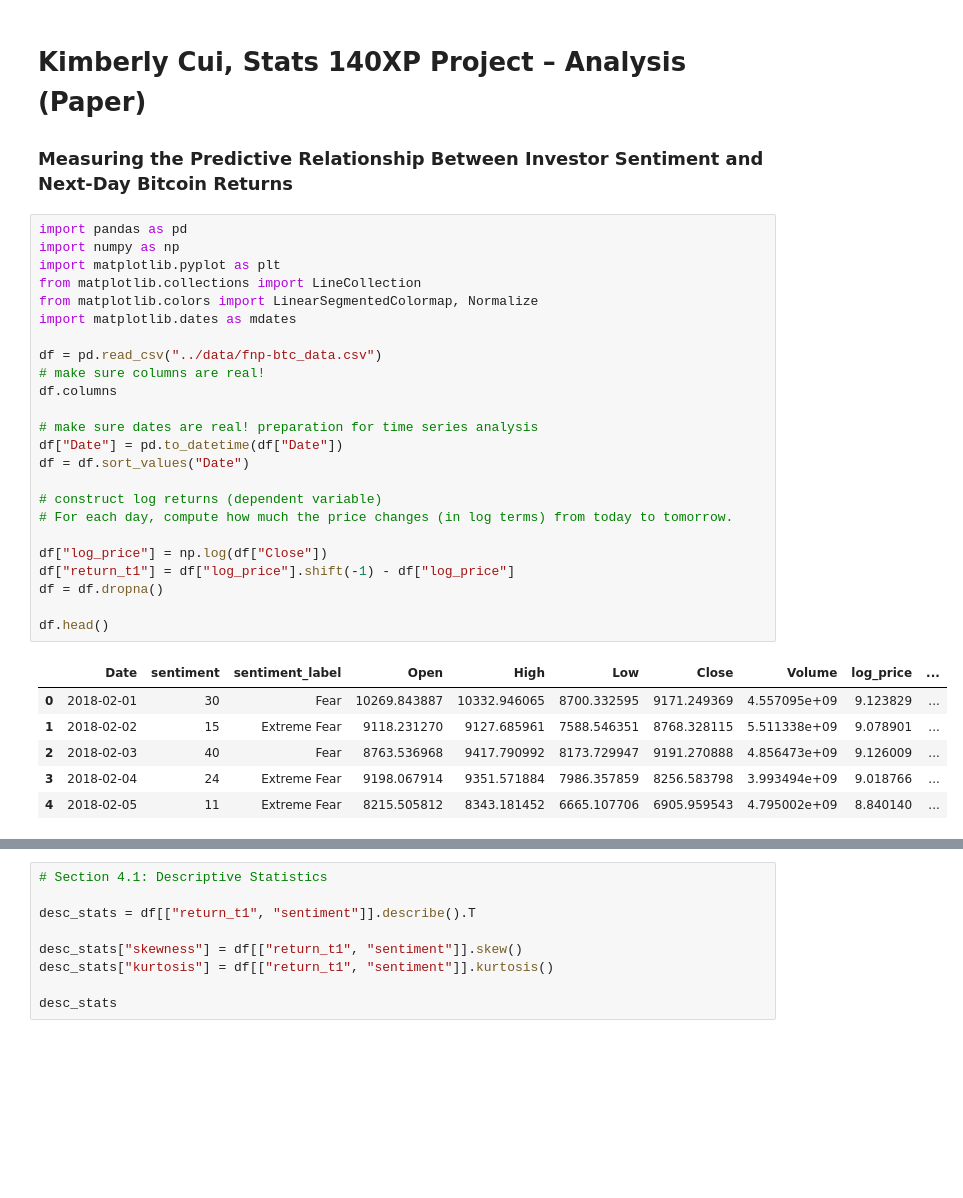
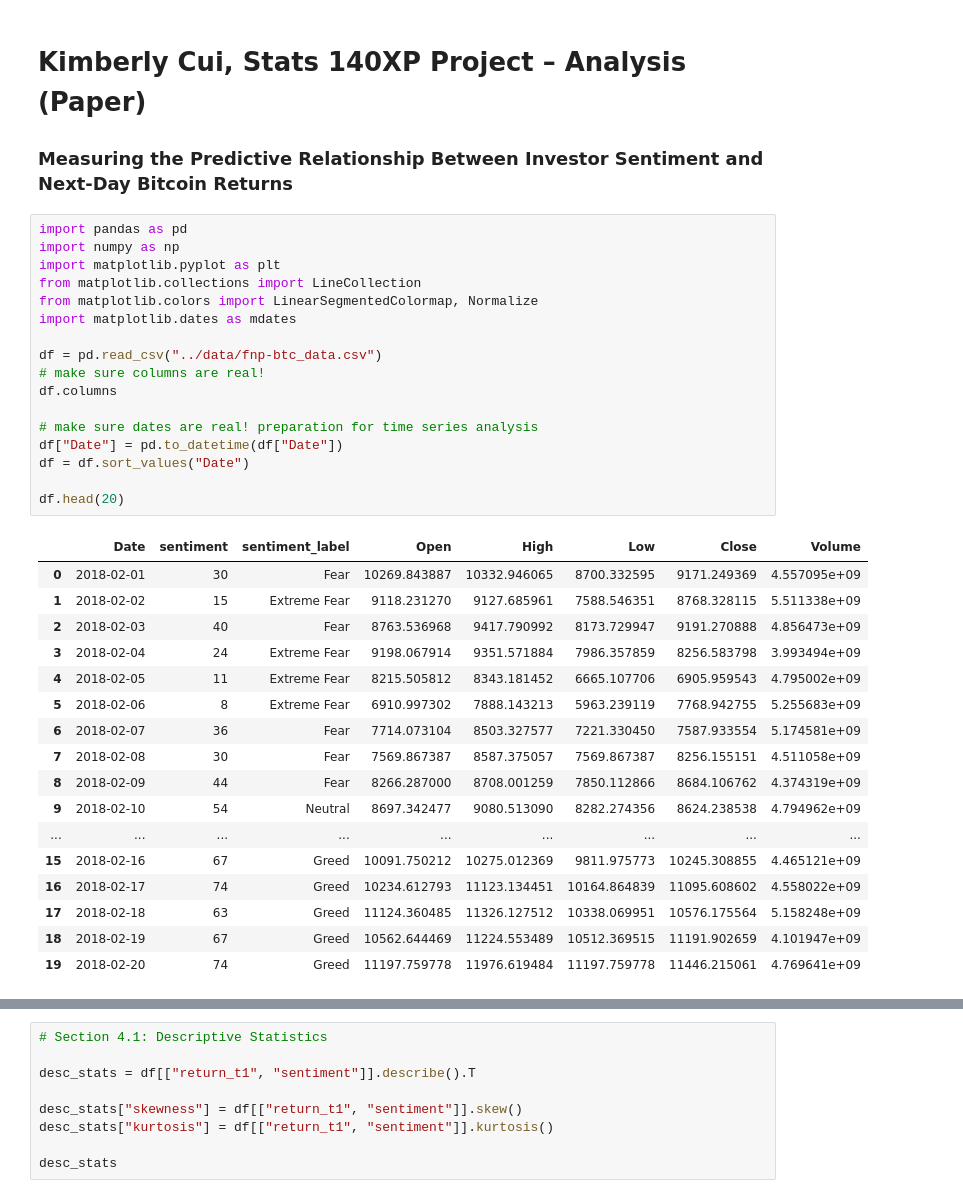
Before and after one commit to kimiicui/btc-sentiment-prediction, a Jupyter notebook: analysis/analysis-paper.ipynb, the cells around one changed output, grey strips where cells are left out. Drawn from its saved outputs; the diff is of its cells as text; blank space fills up the shorter version.

```diff
--- a/analysis/analysis-paper.ipynb
+++ b/analysis/analysis-paper.ipynb
@@ -4,31 +4,35 @@
 # %%
 import pandas as pd
 import numpy as np
 import matplotlib.pyplot as plt
 from matplotlib.collections import LineCollection
 from matplotlib.colors import LinearSegmentedColormap, Normalize
 import matplotlib.dates as mdates
 
 df = pd.read_csv("../data/fnp-btc_data.csv")
 # make sure columns are real!
 df.columns
 
 # make sure dates are real! preparation for time series analysis
 df["Date"] = pd.to_datetime(df["Date"])
 df = df.sort_values("Date")
 
-# construct log returns (dependent variable)
-# For each day, compute how much the price changes (in log terms) from today to tomorrow.
-
-df["log_price"] = np.log(df["Close"])
-df["return_t1"] = df["log_price"].shift(-1) - df["log_price"]
-df = df.dropna()
-
-df.head()
+df.head(20)
 # %% [output]
-|  | Date | sentiment | sentiment_label | Open | High | Low | Close | Volume | log_price | ... |
-| 0 | 2018-02-01 | 30 | Fear | 10269.843887 | 10332.946065 | 8700.332595 | 9171.249369 | 4.557095e+09 | 9.123829 | ... |
-| 1 | 2018-02-02 | 15 | Extreme Fear | 9118.231270 | 9127.685961 | 7588.546351 | 8768.328115 | 5.511338e+09 | 9.078901 | ... |
-| 2 | 2018-02-03 | 40 | Fear | 8763.536968 | 9417.790992 | 8173.729947 | 9191.270888 | 4.856473e+09 | 9.126009 | ... |
-| 3 | 2018-02-04 | 24 | Extreme Fear | 9198.067914 | 9351.571884 | 7986.357859 | 8256.583798 | 3.993494e+09 | 9.018766 | ... |
-| 4 | 2018-02-05 | 11 | Extreme Fear | 8215.505812 | 8343.181452 | 6665.107706 | 6905.959543 | 4.795002e+09 | 8.840140 | ... |
+|  | Date | sentiment | sentiment_label | Open | High | Low | Close | Volume |
+| 0 | 2018-02-01 | 30 | Fear | 10269.843887 | 10332.946065 | 8700.332595 | 9171.249369 | 4.557095e+09 |
+| 1 | 2018-02-02 | 15 | Extreme Fear | 9118.231270 | 9127.685961 | 7588.546351 | 8768.328115 | 5.511338e+09 |
+| 2 | 2018-02-03 | 40 | Fear | 8763.536968 | 9417.790992 | 8173.729947 | 9191.270888 | 4.856473e+09 |
+| 3 | 2018-02-04 | 24 | Extreme Fear | 9198.067914 | 9351.571884 | 7986.357859 | 8256.583798 | 3.993494e+09 |
+| 4 | 2018-02-05 | 11 | Extreme Fear | 8215.505812 | 8343.181452 | 6665.107706 | 6905.959543 | 4.795002e+09 |
+| 5 | 2018-02-06 | 8 | Extreme Fear | 6910.997302 | 7888.143213 | 5963.239119 | 7768.942755 | 5.255683e+09 |
+| 6 | 2018-02-07 | 36 | Fear | 7714.073104 | 8503.327577 | 7221.330450 | 7587.933554 | 5.174581e+09 |
+| 7 | 2018-02-08 | 30 | Fear | 7569.867387 | 8587.375057 | 7569.867387 | 8256.155151 | 4.511058e+09 |
+| 8 | 2018-02-09 | 44 | Fear | 8266.287000 | 8708.001259 | 7850.112866 | 8684.106762 | 4.374319e+09 |
+| 9 | 2018-02-10 | 54 | Neutral | 8697.342477 | 9080.513090 | 8282.274356 | 8624.238538 | 4.794962e+09 |
+| ... | ... | ... | ... | ... | ... | ... | ... | ... |
+| 15 | 2018-02-16 | 67 | Greed | 10091.750212 | 10275.012369 | 9811.975773 | 10245.308855 | 4.465121e+09 |
+| 16 | 2018-02-17 | 74 | Greed | 10234.612793 | 11123.134451 | 10164.864839 | 11095.608602 | 4.558022e+09 |
+| 17 | 2018-02-18 | 63 | Greed | 11124.360485 | 11326.127512 | 10338.069951 | 10576.175564 | 5.158248e+09 |
+| 18 | 2018-02-19 | 67 | Greed | 10562.644469 | 11224.553489 | 10512.369515 | 11191.902659 | 4.101947e+09 |
+| 19 | 2018-02-20 | 74 | Greed | 11197.759778 | 11976.619484 | 11197.759778 | 11446.215061 | 4.769641e+09 |
```
Also changed, not shown: parts of 4 cells of this notebook.
